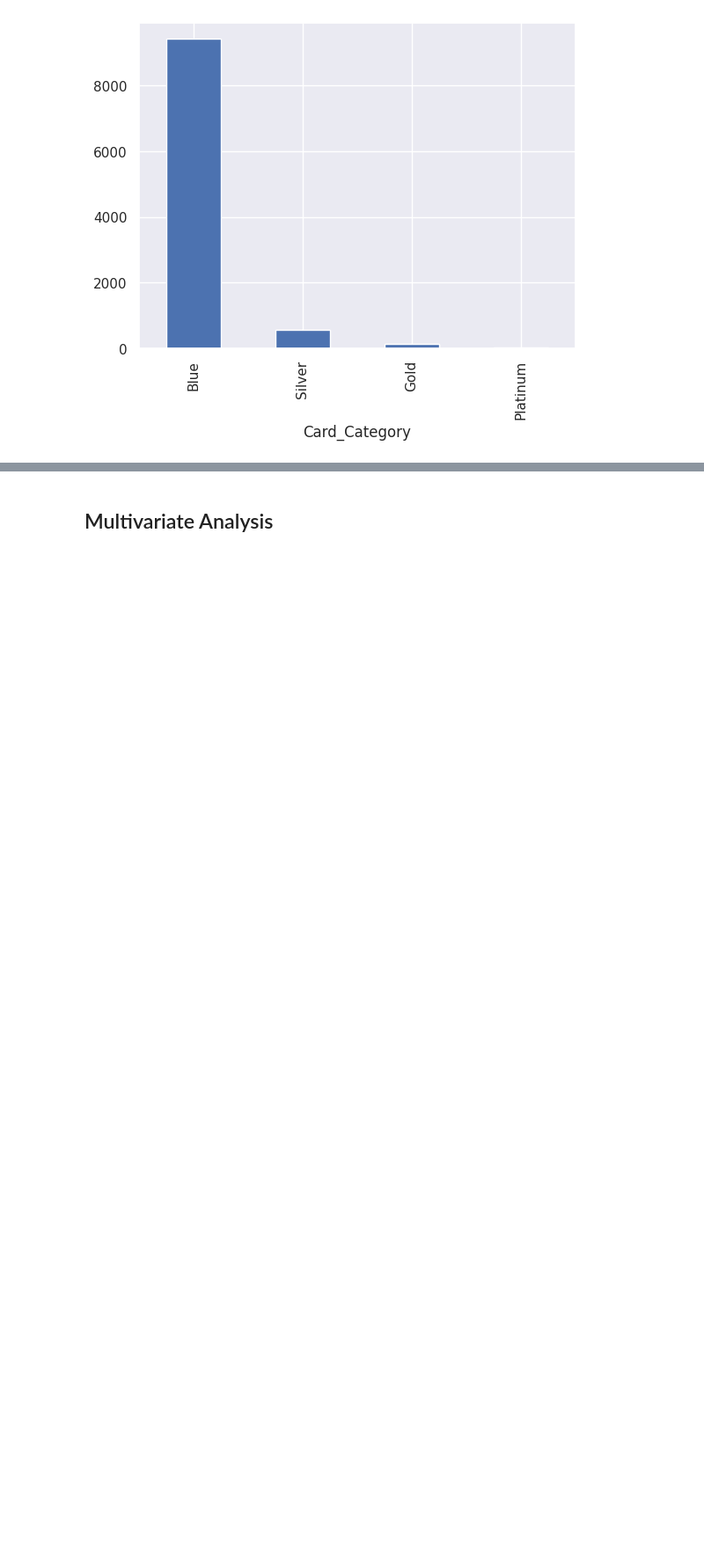
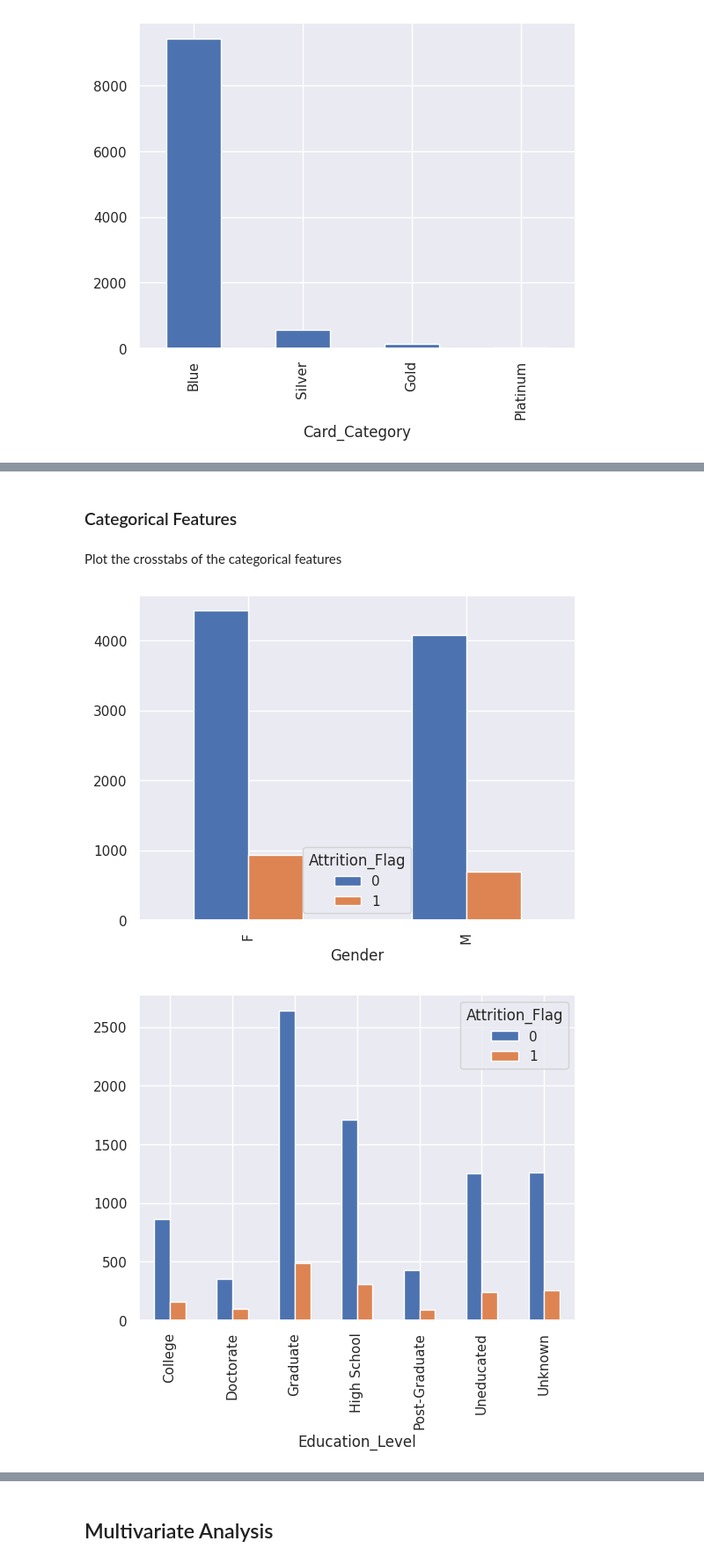
Before and after one commit to renzasprec/Credit-Card-Customer-Churn, a Jupyter notebook: Credit_Card_Customer_Churn.ipynb, the cells around one changed output, grey strips where cells are left out. Shown at 88% size. Cells and saved outputs as stored; diff of their text form; code cells hidden in the pictures; blank space fills up the shorter version.

```diff
--- a/Credit_Card_Customer_Churn.ipynb
+++ b/Credit_Card_Customer_Churn.ipynb
@@ -292,0 +339,10 @@ for feature in categorical_features: #iterate through each categorical feature
+# %% [markdown]
+### Categorical Features
+# %% [markdown]
+Plot the crosstabs of the categorical features
+# %%
+for feature in categorical_features:
+  pd.crosstab(X[feature], y).plot.bar()
+# %% [output]
+[figure, added]
+[figure, added]
```
Also changed, not shown: parts of 24 cells of this notebook.
